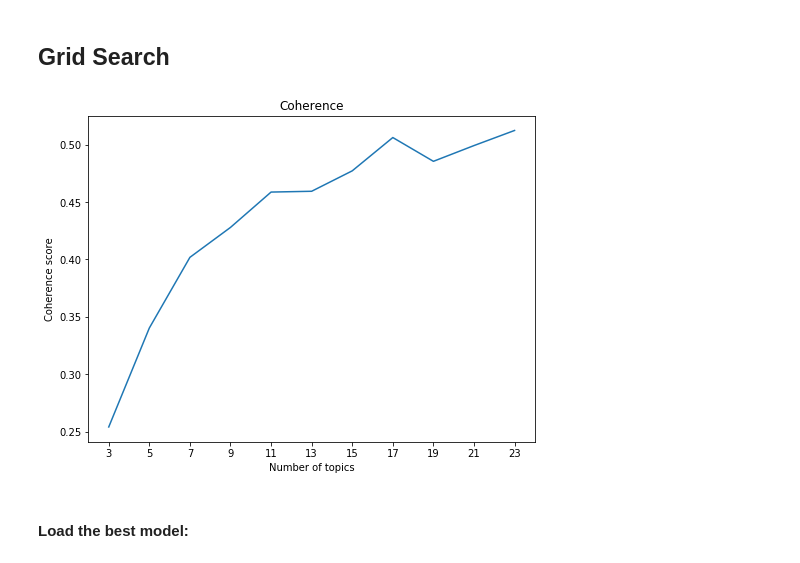
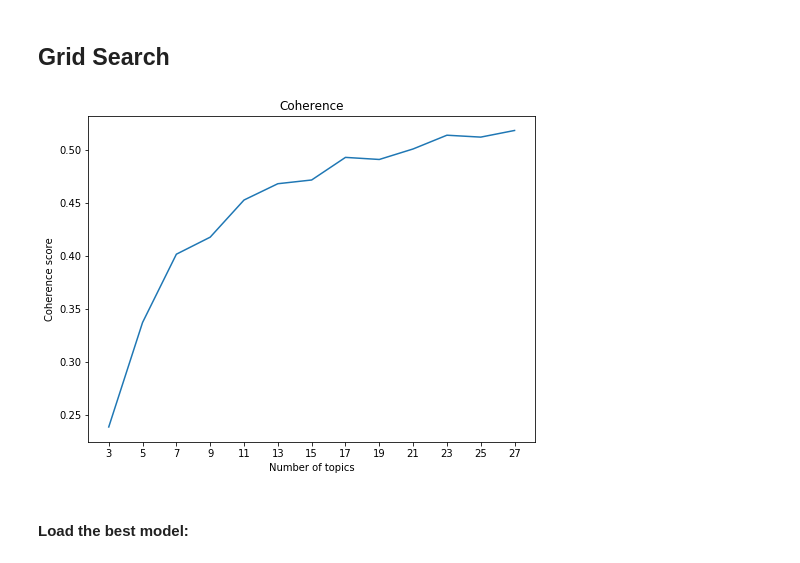
Before and after one commit to bodzioboo/twitter, a Jupyter notebook: notebooks/nlp/topics_lda.ipynb, the cells around one changed output. Drawn from its saved outputs; the diff is of its cells as text; code cells hidden in the pictures.

```diff
--- a/notebooks/nlp/topics_lda.ipynb
+++ b/notebooks/nlp/topics_lda.ipynb
@@ -12,7 +12,7 @@ PATH_EMBEDDINGS = '/home/piotr/nlp/cc.pl.300.vec'
 sys.path.append(os.path.join(PATH, 'src'))
 TRAIN_SIZE = 0.15
 START = '2020_02_23'
-END = '2020_07_18'
+END = '2020_07_19'
 # %% [markdown]
 **Load libraries:**
 # %%
@@ -75,7 +78,7 @@ ff = partial(filter_fun, drop_users = drop_users, drop_tweets = drop_tweets)
 data = pd.DataFrame()
 id2word = Dictionary()
 for dat in tqdm(read_files(PATH_DATA, day_from = START, day_to = END, dtype = dtypes, filter_fun = ff, method = 'pandas')):
-    dat.drop_duplicates(subset = ['lemmatized'], inplace = True)
+    dat.drop_duplicates(subset = ['tokenized'], inplace = True)
     dat.lemmatized = dat.lemmatized.apply(lambda x: [w for w in x.split() if w not in stopwords])
     id2word.add_documents(dat.lemmatized.tolist())
     dat = dat.groupby('source').apply(lambda x: x.sample(frac = TRAIN_SIZE, random_state = 1234))
@@ -126,7 +129,7 @@ PATH_MALLET = '/home/piotr/nlp/Mallet/bin/mallet'
 if os.path.isfile(PATH_PARAMS):
     comparison = json.load(open(PATH_PARAMS, 'r'))
 else:
-    params = {'k':range(3, 25, 2)}
+    params = {'k':range(3, 29, 2)}
     comparison = grid_search_lda(model = ldamallet.LdaMallet, params = params, corpus = corpus, text = text,
                                  save_models = PATH_MODELS, id2word = id2word,
                                  perplexity = False, mallet_path = PATH_MALLET, workers = 4)
@@ -134,11 +137,11 @@ else:
 # %%
 pd.DataFrame(comparison).plot('k','coherence', title = 'Coherence', legend = False, figsize = (8, 6))
 plt.xlabel('Number of topics')
 plt.ylabel('Coherence score')
-plt.xticks(range(3, 25, 2))
+plt.xticks(range(3, 29, 2))
 plt.show()
 # %% [output]
-[figure, old version]
+[figure, new version]
 # %% [markdown]
 #### Load the best model:
 # %%
```
Also changed, not shown: parts of 26 cells of this notebook, 2 other files.
